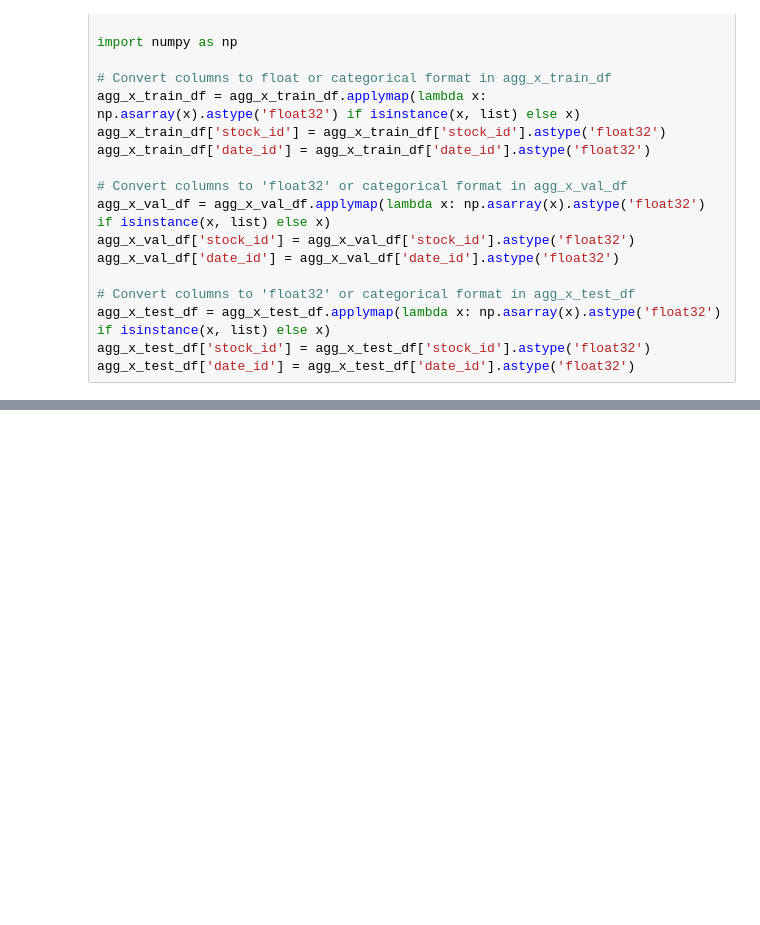
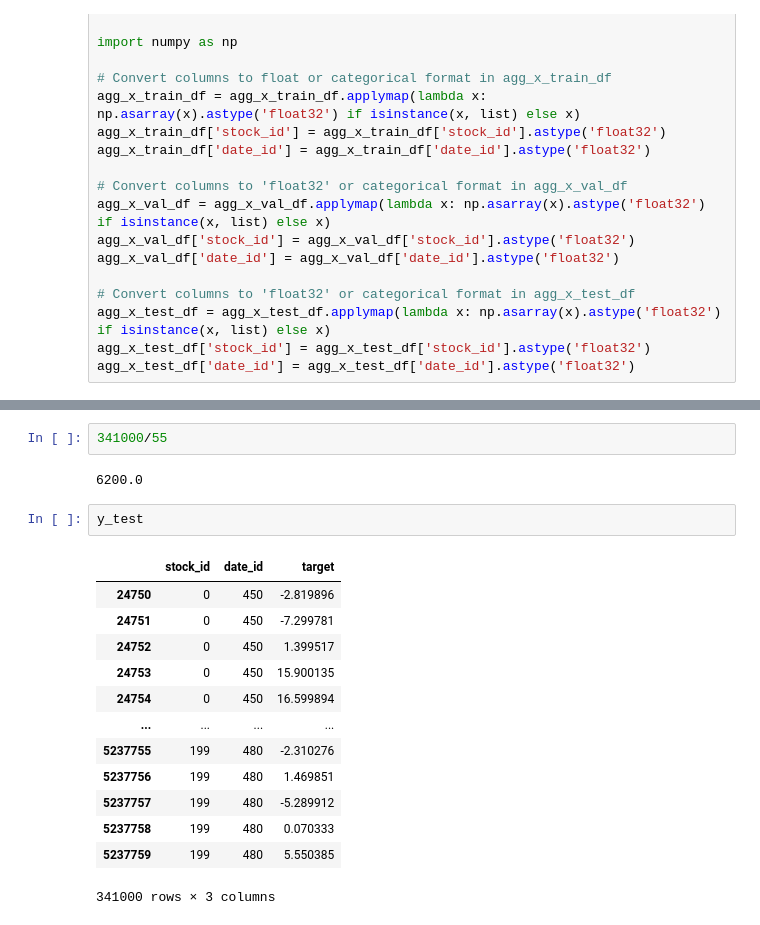
Before and after one commit to hajni77/Trading_at_the_close, a Jupyter notebook: preprocessing_selection_bank.ipynb, the cells around one changed output, grey strips where cells are left out. Drawn from its saved outputs; the diff is of its cells as text; blank space fills up the shorter version.

```diff
--- a/preprocessing_selection_bank.ipynb
+++ b/preprocessing_selection_bank.ipynb
@@ -1153,3 +1183,23 @@ predictions.shape
+# %%
+341000/55
+# %% [output]
+6200.0
+# %%
+y_test
+# %% [output]
+|  | stock_id | date_id | target |
+| 24750 | 0 | 450 | -2.819896 |
+| 24751 | 0 | 450 | -7.299781 |
+| 24752 | 0 | 450 | 1.399517 |
+| 24753 | 0 | 450 | 15.900135 |
+| 24754 | 0 | 450 | 16.599894 |
+| ... | ... | ... | ... |
+| 5237755 | 199 | 480 | -2.310276 |
+| 5237756 | 199 | 480 | 1.469851 |
+| 5237757 | 199 | 480 | -5.289912 |
+| 5237758 | 199 | 480 | 0.070333 |
+| 5237759 | 199 | 480 | 5.550385 |
+341000 rows × 3 columns
 # %%
 from tensorflow.keras.utils import plot_model
 
```
Also changed, not shown: parts of 11 cells of this notebook.
